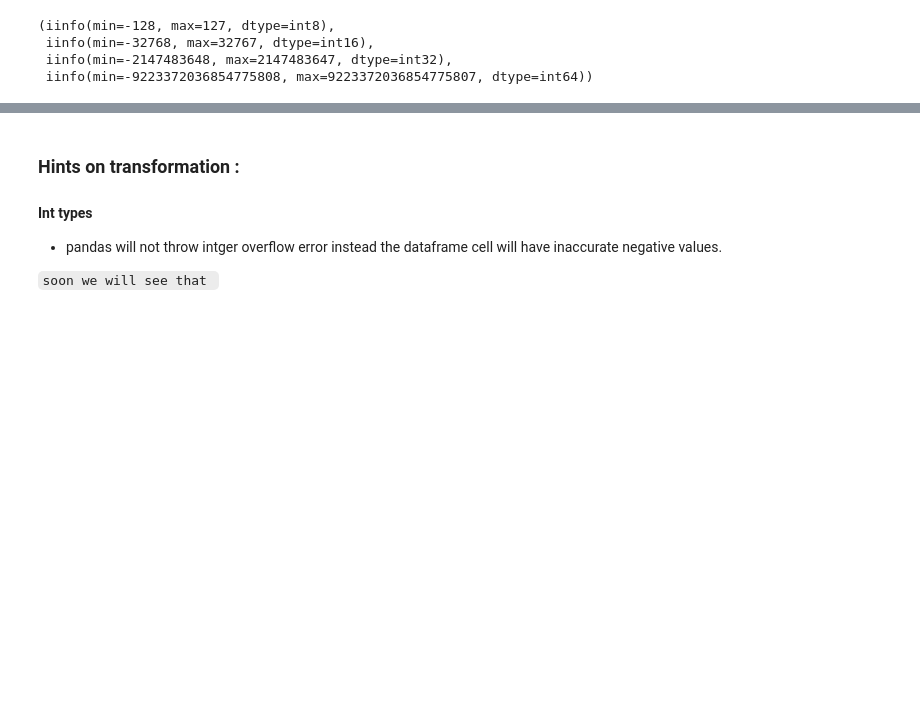
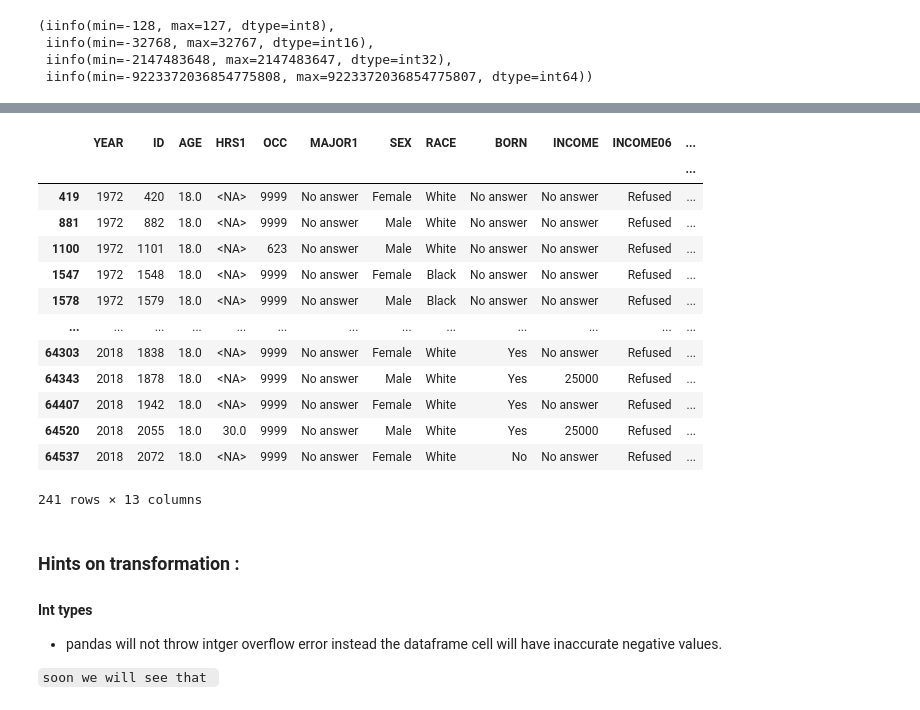
Before and after one commit to hadeelsharaf/pandas_practice, a Jupyter notebook: Pandas_1.ipynb, the cells around one changed output, grey strips where cells are left out. Drawn from its saved outputs; the diff is of its cells as text; code cells hidden in the pictures; blank space fills up the shorter version.

```diff
--- a/Pandas_1.ipynb
+++ b/Pandas_1.ipynb
@@ -158,9 +189,24 @@ gss['age'].nsmallest(3)
 # %%
-%%time
+#%%time
 (gss
- .nsmallest(3, 'age', keep='all')
+ .nsmallest(3, 'AGE', keep='all')
  )
 # keep='all' to show all rows with the same value
+# %% [output]
+|  | YEAR | ID | AGE | HRS1 | OCC | MAJOR1 | SEX | RACE | BORN | INCOME | INCOME06 | ... |
+|  |  |  |  |  |  |  |  |  |  |  |  | ... |
+| 419 | 1972 | 420 | 18.0 | <NA> | 9999 | No answer | Female | White | No answer | No answer | Refused | ... |
+| 881 | 1972 | 882 | 18.0 | <NA> | 9999 | No answer | Male | White | No answer | No answer | Refused | ... |
+| 1100 | 1972 | 1101 | 18.0 | <NA> | 623 | No answer | Male | White | No answer | No answer | Refused | ... |
+| 1547 | 1972 | 1548 | 18.0 | <NA> | 9999 | No answer | Female | Black | No answer | No answer | Refused | ... |
+| 1578 | 1972 | 1579 | 18.0 | <NA> | 9999 | No answer | Male | Black | No answer | No answer | Refused | ... |
+| ... | ... | ... | ... | ... | ... | ... | ... | ... | ... | ... | ... | ... |
+| 64303 | 2018 | 1838 | 18.0 | <NA> | 9999 | No answer | Female | White | Yes | No answer | Refused | ... |
+| 64343 | 2018 | 1878 | 18.0 | <NA> | 9999 | No answer | Male | White | Yes | 25000 | Refused | ... |
+| 64407 | 2018 | 1942 | 18.0 | <NA> | 9999 | No answer | Female | White | Yes | No answer | Refused | ... |
+| 64520 | 2018 | 2055 | 18.0 | 30.0 | 9999 | No answer | Male | White | Yes | 25000 | Refused | ... |
+| 64537 | 2018 | 2072 | 18.0 | <NA> | 9999 | No answer | Female | White | No | No answer | Refused | ... |
+241 rows × 13 columns
 # %% [markdown]
 ### Hints on transformation :
 
```
Also changed, not shown: parts of 21 cells of this notebook.
